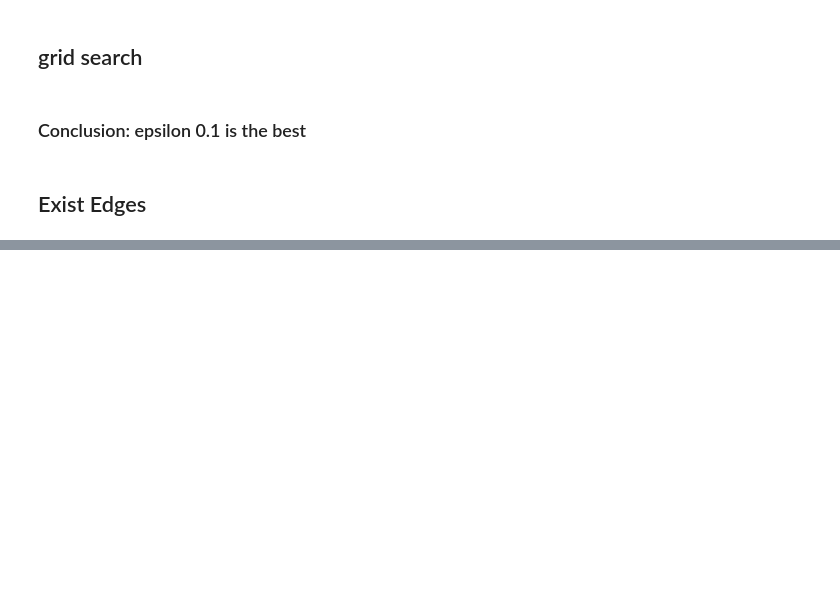
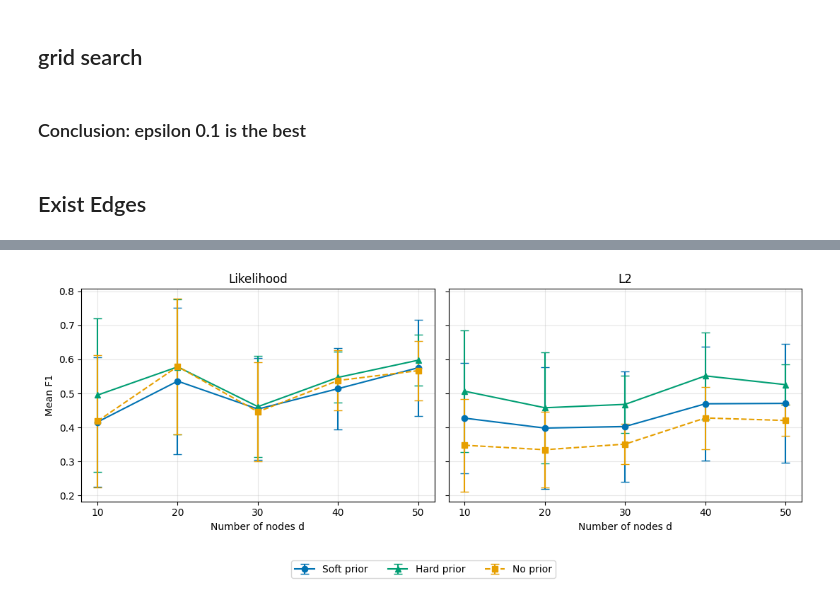
Before and after one commit to yurou-liang/notears, a Jupyter notebook: Analyse.ipynb, the cells around one changed output, grey strips where cells are left out. Saved outputs shown, nothing was run; the diff lists cells and outputs as text; code cells hidden in the pictures; blank space fills up the shorter version.

```diff
--- a/Analyse.ipynb
+++ b/Analyse.ipynb
@@ -360,0 +232,57 @@ plt.show()
+# %%
+
+def plot_f1_summary(summary):
+    data = summary.reset_index()
+
+    if "compare" in data.columns:
+        data = data[data["compare"].eq(False)]
+
+    styles = [
+        ("soft", "with_prior", "Soft prior", "#0072B2", "o", "-"),
+        ("hard", "with_prior", "Hard prior", "#009E73", "^", "-"),
+        ("hard", "no_prior", "No prior", "#E69F00", "s", "--"),
+    ]
+
+    fig, axes = plt.subplots(1, 2, figsize=(11, 4.5), sharey=True)
+
+    for ax, loss in zip(axes, ["likelihood", "l2"]):
+        for experiment, setting, label, color, marker, line in styles:
+            subset = data[
+                data["experiment"].eq(experiment)
+                & data["prior_setting"].eq(setting)
+                & data["loss"].eq(loss)
+            ].sort_values("d")
+
+            if subset.empty:
+                raise ValueError(f"No data for {label}, {loss}")
+            if subset["d"].duplicated().any():
+                raise ValueError(f"Multiple rows per d for {label}, {loss}")
+
+            ax.errorbar(
+                subset["d"], subset["f1"],
+                yerr=subset["f1_std"].fillna(0),
+                label=label,
+                color=color,
+                marker=marker,
+                linestyle=line,
+                capsize=4,
+            )
+
+        ax.set_title("Likelihood" if loss == "likelihood" else "L2")
+        ax.set_xlabel("Number of nodes d")
+        ax.set_xticks(sorted(data["d"].dropna().unique()))
+        ax.grid(alpha=0.3)
+
+    axes[0].set_ylabel("Mean F1")
+    handles, labels = axes[0].get_legend_handles_labels()
+    fig.legend(handles, labels, loc="lower center", ncol=3)
+    fig.tight_layout(rect=(0, 0.12, 1, 1))
+    return fig, axes
+
+fig, axes = plot_f1_summary(summary)
+plt.show()
+
+# Optional:
+# fig.savefig("f1_comparison.png", dpi=300, bbox_inches="tight")
+# %% [output]
+[figure, added]
```
Also changed, not shown: parts of 4 cells of this notebook, 3 other files.
